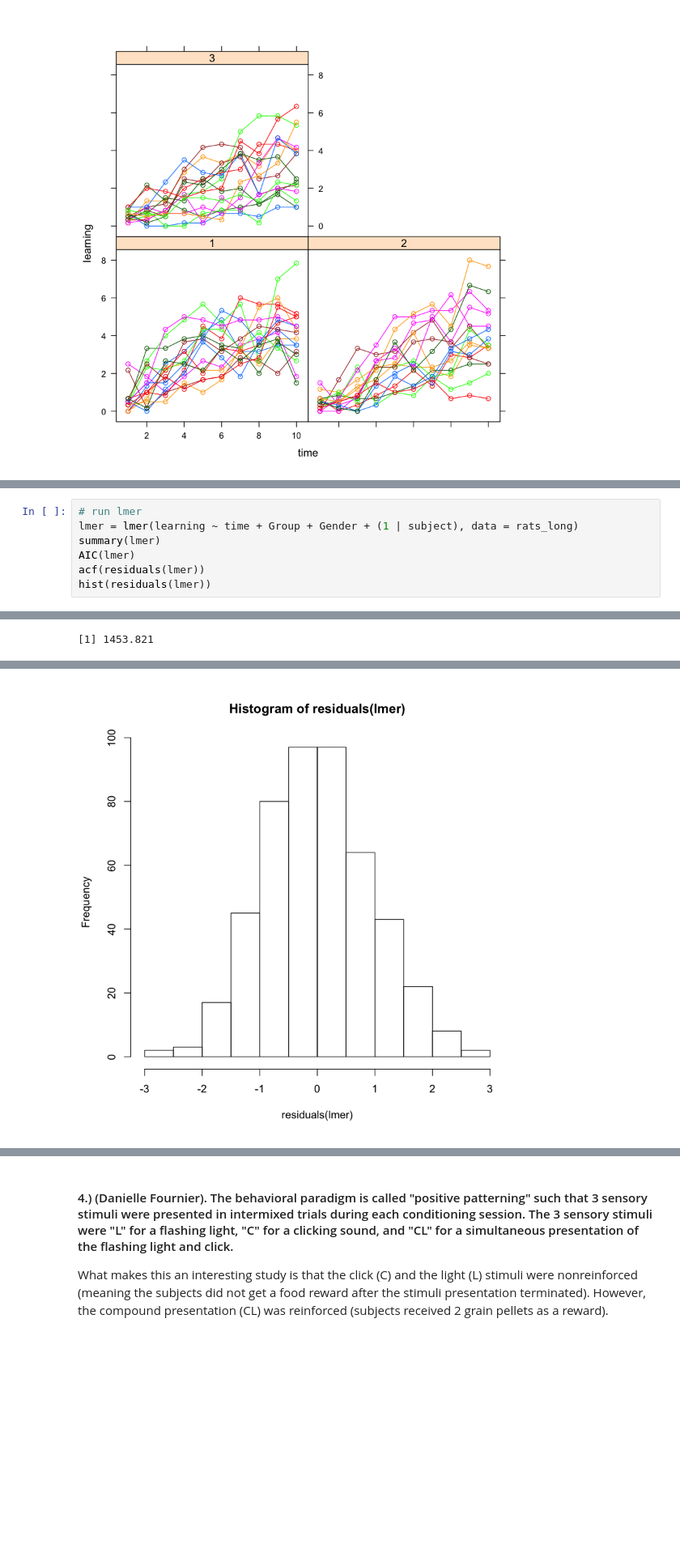
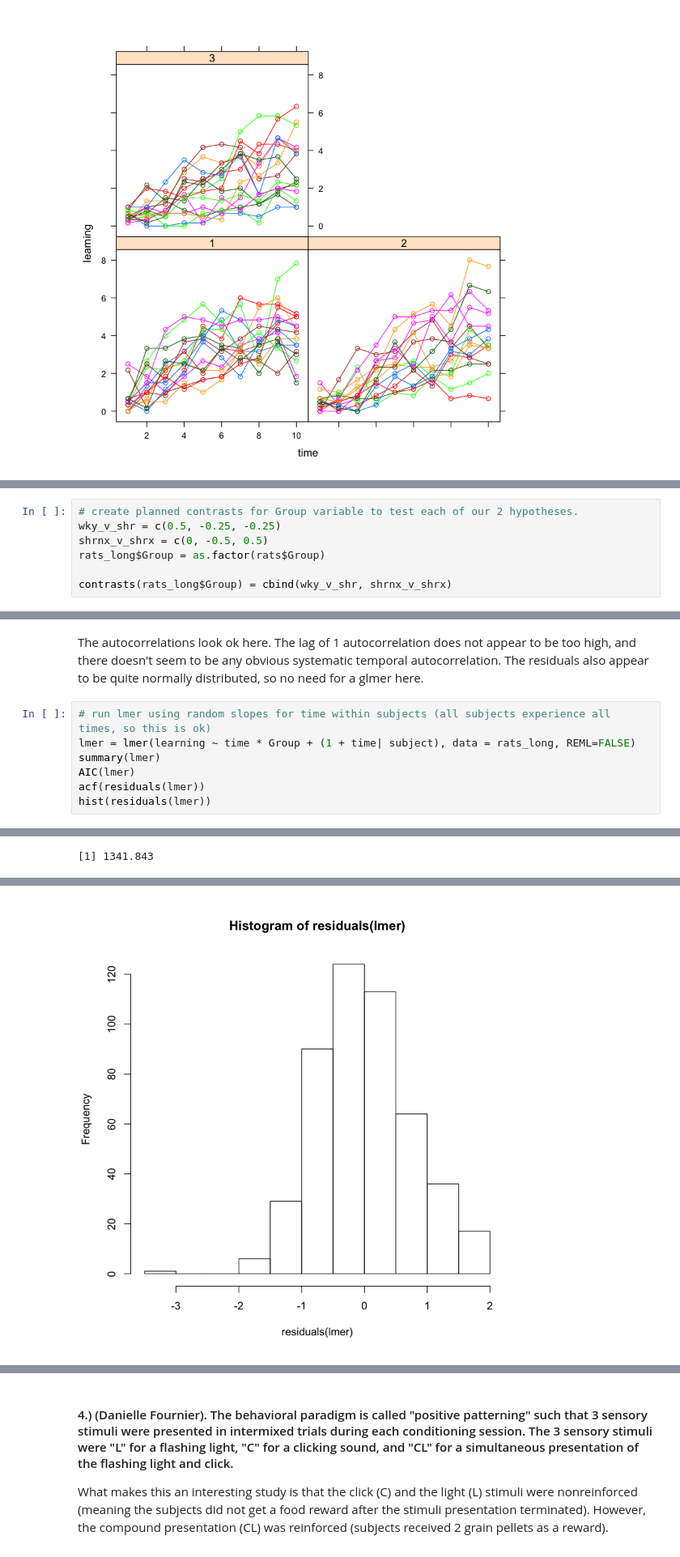
Before and after one commit to Lslipski/pbs110, a Jupyter notebook: pbs111/Final.ipynb, the cells around one changed output, grey strips where cells are left out. Shown at 81% size. Cells and saved outputs as stored; diff of their text form; blank space fills up the shorter version.

```diff
--- a/pbs111/Final.ipynb
+++ b/pbs111/Final.ipynb
@@ -655,0 +650,7 @@ There appear to be at least a few individuals within each group whose slopes dif
+# %%
+# create planned contrasts for Group variable to test each of our 2 hypotheses.
+wky_v_shr = c(0.5, -0.25, -0.25)
+shrnx_v_shrx = c(0, -0.5, 0.5)
+rats_long$Group = as.factor(rats$Group)
+
+contrasts(rats_long$Group) = cbind(wky_v_shr, shrnx_v_shrx)
@@ -656,6 +685,8 @@ There appear to be at least a few individuals within each group whose slopes dif
+# %% [markdown]
+The autocorrelations look ok here. The lag of 1 autocorrelation does not appear to be too high, and there doesn't seem to be any obvious systematic temporal autocorrelation. The residuals also appear to be quite normally distributed, so no need for a glmer here.
 # %%
-# run lmer
-lmer = lmer(learning ~ time + Group + Gender + (1 | subject), data = rats_long)
+# run lmer using random slopes for time within subjects (all subjects experience all times, so this is ok)
+lmer = lmer(learning ~ time * Group + (1 + time| subject), data = rats_long, REML=FALSE)
 summary(lmer)
 AIC(lmer)
 acf(residuals(lmer))
@@ -681 +712 @@ Gender -0.738  0.000  0.000
-[1] 1453.821
+[1] 1341.843
@@ -683 +714 @@ Gender -0.738  0.000  0.000
-[figure, old version]
+[figure, new version]
```
Also changed, not shown: parts of 9 cells of this notebook, 1 other file.
